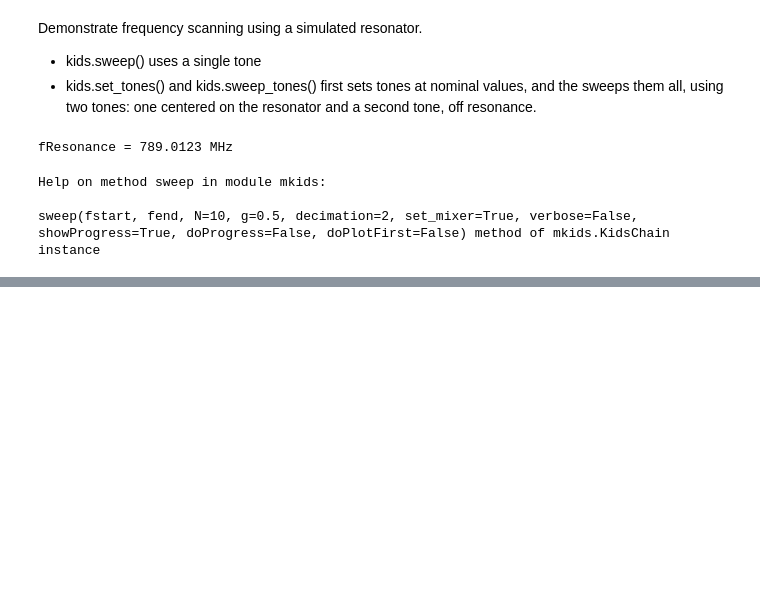
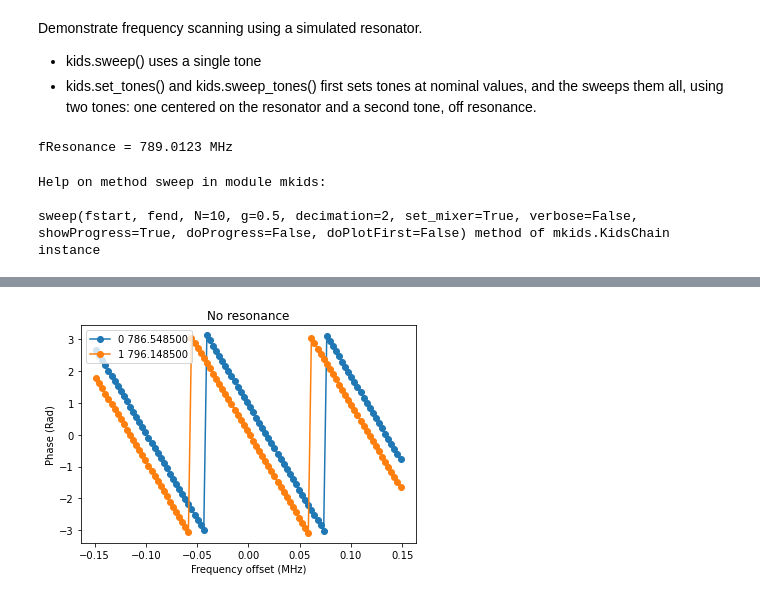
Before and after one commit to openquantumhardware/qick-tools, a Jupyter notebook: mkids_v2/demos/demo_05_multiscan.ipynb, the cells around one changed output, grey strips where cells are left out. Cells and saved outputs as stored; diff of their text form; code cells hidden in the pictures; blank space fills up the shorter version.

Commit message:
fit for delay

```diff
--- a/mkids_v2/demos/demo_05_multiscan.ipynb
+++ b/mkids_v2/demos/demo_05_multiscan.ipynb
@@ -105,0 +129,17 @@ plt.legend()
+# %%
+delayFreqs = scan.inCh2Freq([9,10])
+kids.set_tones(delayFreqs, fis, gs)
+delayDf = .3
+delayN = 100
+delayOffsets = kids.get_sweep_offsets(delayDf, delayN)
+
+xs4 = kids.sweep_tones(delayDf, delayN, mean=True, doProgress=True)
+# %%
+for iTone,qFreq in enumerate(kids.qFreqs):
+    plt.plot(delayOffsets, np.angle(xs4[:,iTone]), "-o", label="%d %f"%(iTone,qFreq))
+plt.xlabel("Frequency offset (MHz)")
+plt.ylabel("Phase (Rad)")
+plt.legend()
+_ = plt.title("No resonance")
+# %% [output]
+[figure, added]
```
Also changed, not shown: parts of 15 cells of this notebook, 1 other file.
